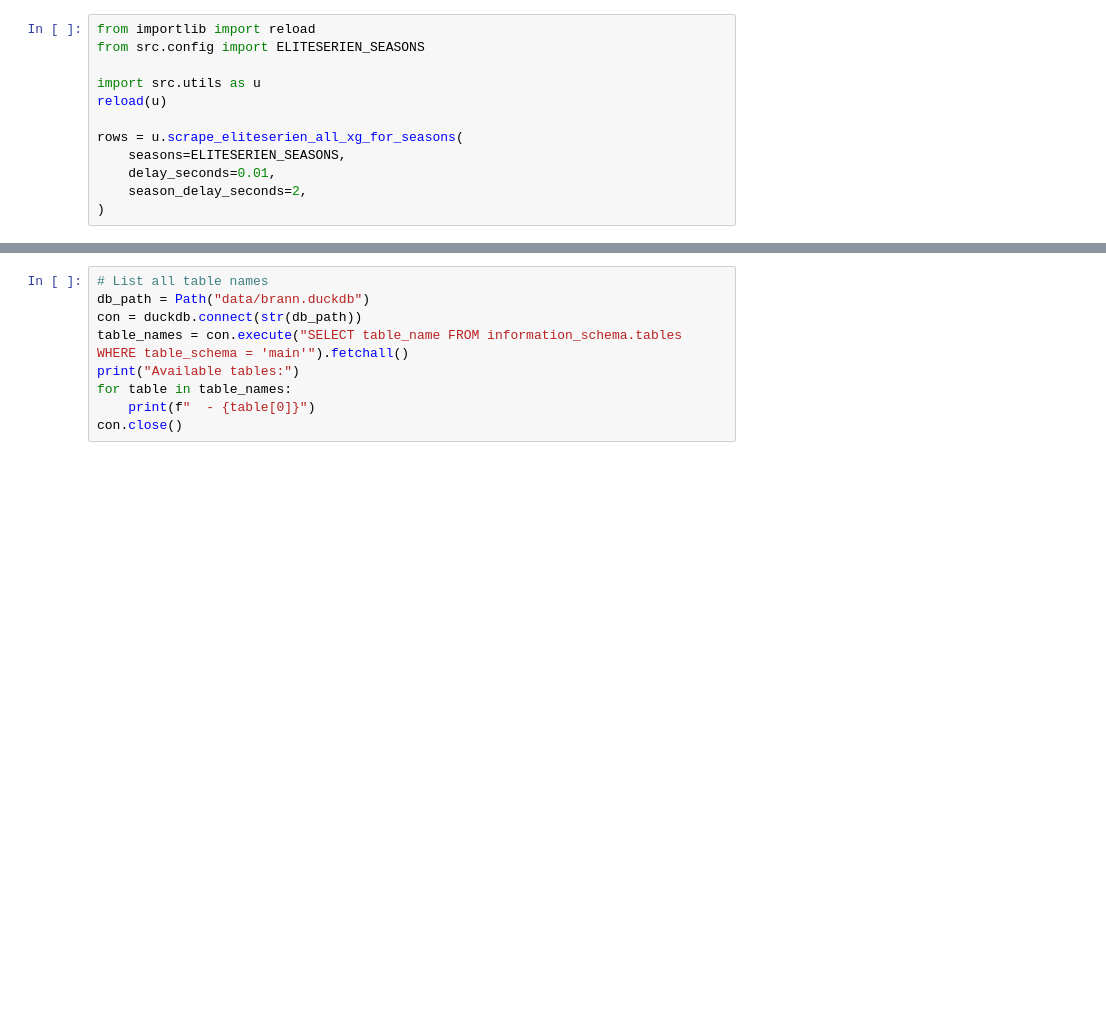
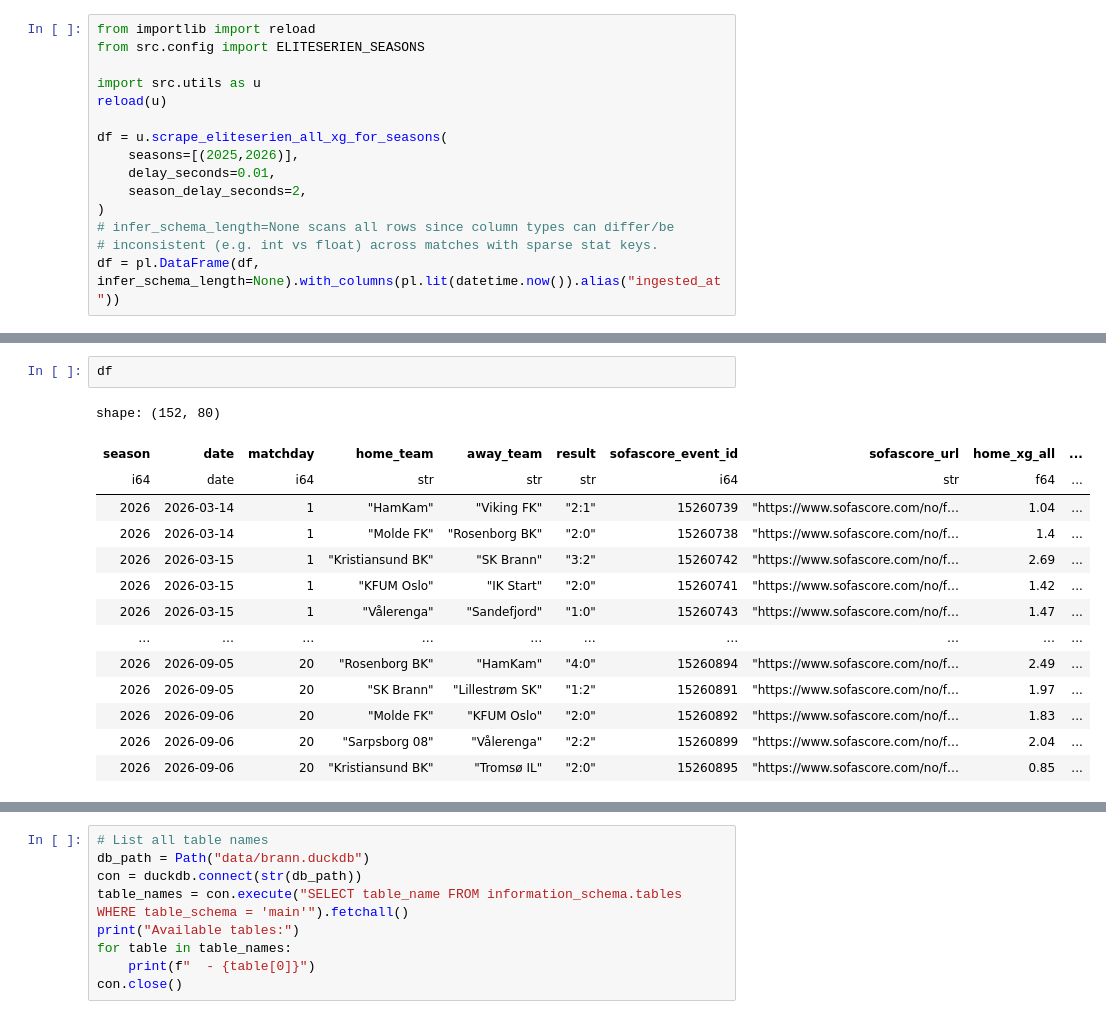
Before and after one commit to PolarsDude/brann_ticket_sales_forecasting, a Jupyter notebook: notebook.ipynb, the cells around one changed output, grey strips where cells are left out. Saved outputs shown, nothing was run; the diff lists cells and outputs as text; blank space fills up the shorter version.

```diff
--- a/notebook.ipynb
+++ b/notebook.ipynb
@@ -13,9 +15,12 @@ from src.config import ELITESERIEN_SEASONS
 import src.utils as u
 reload(u)
 
-rows = u.scrape_eliteserien_all_xg_for_seasons(
-    seasons=ELITESERIEN_SEASONS,
+df = u.scrape_eliteserien_all_xg_for_seasons(
+    seasons=[(2025,2026)],
     delay_seconds=0.01,
     season_delay_seconds=2,
 )
+# infer_schema_length=None scans all rows since column types can differ/be
+# inconsistent (e.g. int vs float) across matches with sparse stat keys.
+df = pl.DataFrame(df, infer_schema_length=None).with_columns(pl.lit(datetime.now()).alias("ingested_at"))
 # %% [output]
@@ -42,0 +28,17 @@ shape: (240, 79)
+# %%
+df
+# %% [output]
+shape: (152, 80)
+| season | date | matchday | home_team | away_team | result | sofascore_event_id | sofascore_url | home_xg_all | ... |
+| i64 | date | i64 | str | str | str | i64 | str | f64 | ... |
+| 2026 | 2026-03-14 | 1 | "HamKam" | "Viking FK" | "2:1" | 15260739 | "https://www.sofascore.com/no/f… | 1.04 | ... |
+| 2026 | 2026-03-14 | 1 | "Molde FK" | "Rosenborg BK" | "2:0" | 15260738 | "https://www.sofascore.com/no/f… | 1.4 | ... |
+| 2026 | 2026-03-15 | 1 | "Kristiansund BK" | "SK Brann" | "3:2" | 15260742 | "https://www.sofascore.com/no/f… | 2.69 | ... |
+| 2026 | 2026-03-15 | 1 | "KFUM Oslo" | "IK Start" | "2:0" | 15260741 | "https://www.sofascore.com/no/f… | 1.42 | ... |
+| 2026 | 2026-03-15 | 1 | "Vålerenga" | "Sandefjord" | "1:0" | 15260743 | "https://www.sofascore.com/no/f… | 1.47 | ... |
+| … | … | … | … | … | … | … | … | … | ... |
+| 2026 | 2026-09-05 | 20 | "Rosenborg BK" | "HamKam" | "4:0" | 15260894 | "https://www.sofascore.com/no/f… | 2.49 | ... |
+| 2026 | 2026-09-05 | 20 | "SK Brann" | "Lillestrøm SK" | "1:2" | 15260891 | "https://www.sofascore.com/no/f… | 1.97 | ... |
+| 2026 | 2026-09-06 | 20 | "Molde FK" | "KFUM Oslo" | "2:0" | 15260892 | "https://www.sofascore.com/no/f… | 1.83 | ... |
+| 2026 | 2026-09-06 | 20 | "Sarpsborg 08" | "Vålerenga" | "2:2" | 15260899 | "https://www.sofascore.com/no/f… | 2.04 | ... |
+| 2026 | 2026-09-06 | 20 | "Kristiansund BK" | "Tromsø IL" | "2:0" | 15260895 | "https://www.sofascore.com/no/f… | 0.85 | ... |
```
Also changed, not shown: parts of 7 cells of this notebook, 5 other files.
